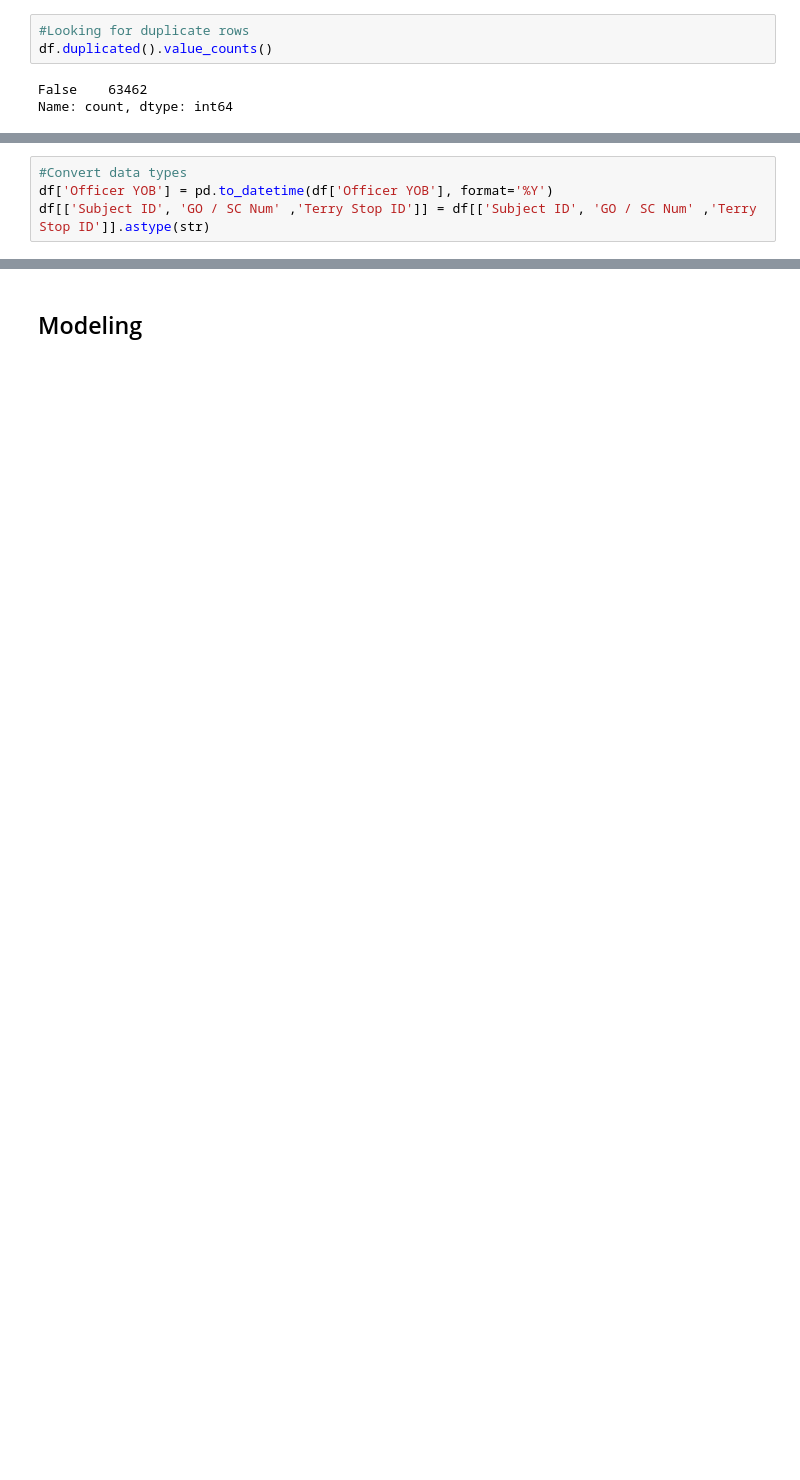
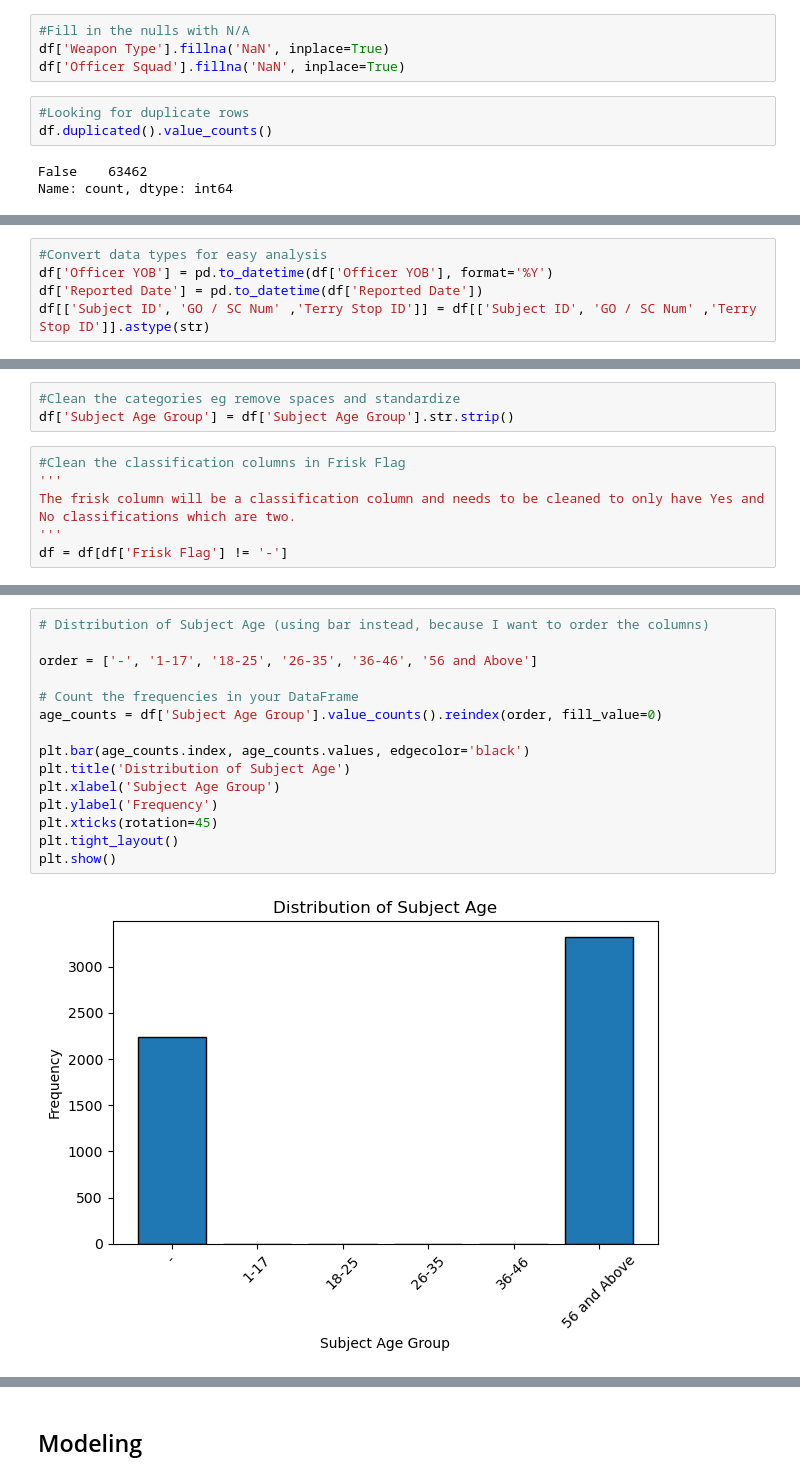
Before and after one commit to Tintin-dataObsessed/terry-stop-legal-analysis, a Jupyter notebook: index.ipynb, the cells around one changed output, grey strips where cells are left out. Saved outputs shown, nothing was run; the diff lists cells and outputs as text; blank space fills up the shorter version.

Commit message:
cleaned and preprocessing

```diff
--- a/index.ipynb
+++ b/index.ipynb
@@ -92,6 +96,10 @@ Precinct                        0
 Sector                          0
 Beat                            0
 dtype: int64
+# %%
+#Fill in the nulls with N/A
+df['Weapon Type'].fillna('NaN', inplace=True)
+df['Officer Squad'].fillna('NaN', inplace=True)
 # %%
 #Looking for duplicate rows
 df.duplicated().value_counts()
@@ -101,6 +111,7 @@ Name: count, dtype: int64
 # %%
-#Convert data types
+#Convert data types for easy analysis
 df['Officer YOB'] = pd.to_datetime(df['Officer YOB'], format='%Y')
+df['Reported Date'] = pd.to_datetime(df['Reported Date'])
 df[['Subject ID', 'GO / SC Num' ,'Terry Stop ID']] = df[['Subject ID', 'GO / SC Num' ,'Terry Stop ID']].astype(str)
 # %%
 #Overview of updated columns
@@ -125 +136,10 @@ dtypes: datetime64[ns](1), object(22)
 memory usage: 11.1+ MB
+# %%
+#Clean the categories eg remove spaces and standardize
+df['Subject Age Group'] = df['Subject Age Group'].str.strip()
+# %%
+#Clean the classification columns in Frisk Flag
+'''
+The frisk column will be a classification column and needs to be cleaned to only have Yes and No classifications which are two.
+'''
+df = df[df['Frisk Flag'] != '-']
@@ -125,0 +151,17 @@ memory usage: 11.1+ MB
+# %%
+# Distribution of Subject Age (using bar instead, because I want to order the columns)
+
+order = ['-', '1-17', '18-25', '26-35', '36-46', '56 and Above']
+
+# Count the frequencies in your DataFrame
+age_counts = df['Subject Age Group'].value_counts().reindex(order, fill_value=0)
+
+plt.bar(age_counts.index, age_counts.values, edgecolor='black')
+plt.title('Distribution of Subject Age')
+plt.xlabel('Subject Age Group')
+plt.ylabel('Frequency')
+plt.xticks(rotation=45)
+plt.tight_layout()
+plt.show()
+# %% [output]
+[figure, added]
```
Also changed, not shown: parts of 24 cells of this notebook, 1 other file.
